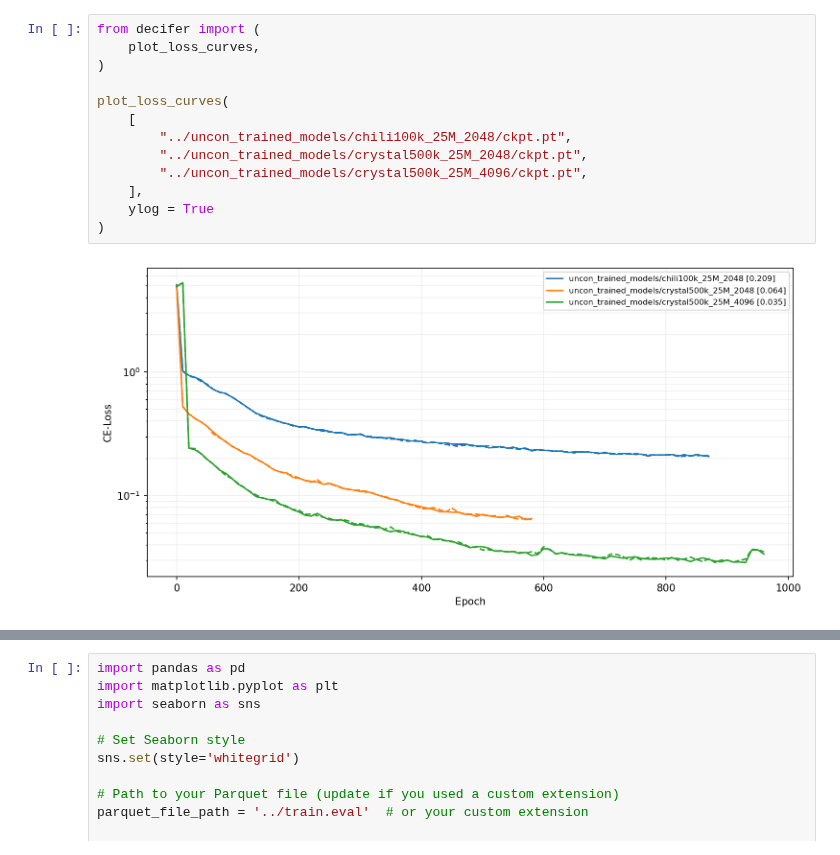
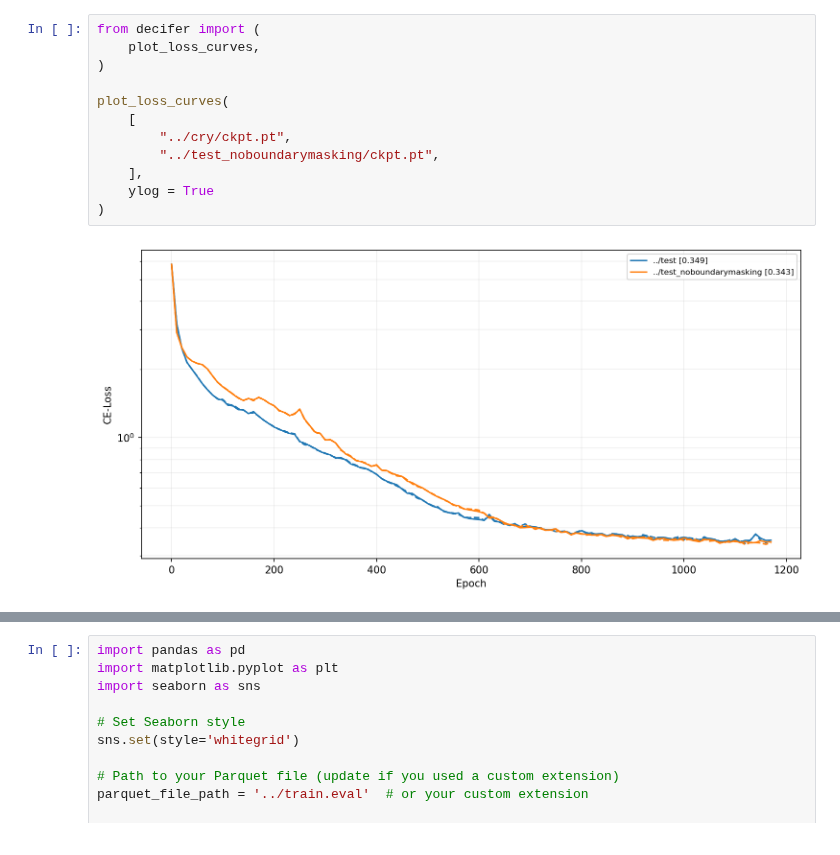
Before and after one commit to zhaohan-alan/decifier, a Jupyter notebook: decifer/notebooks/idea_for_evaluation.ipynb, the cells around one changed output, grey strips where cells are left out. Drawn from its saved outputs; the diff is of its cells as text.

```diff
--- a/decifer/notebooks/idea_for_evaluation.ipynb
+++ b/decifer/notebooks/idea_for_evaluation.ipynb
@@ -1,15 +35,14 @@
 # %%
 from decifer import (
     plot_loss_curves,
 )
 
 plot_loss_curves(
     [
-        "../uncon_trained_models/chili100k_25M_2048/ckpt.pt",
-        "../uncon_trained_models/crystal500k_25M_2048/ckpt.pt",
-        "../uncon_trained_models/crystal500k_25M_4096/ckpt.pt",
+        "../cry/ckpt.pt",
+        "../test_noboundarymasking/ckpt.pt",
     ],
     ylog = True
 )
 # %% [output]
-[figure, old version]
+[figure, new version]
```
Also changed, not shown: parts of 5 cells of this notebook.
